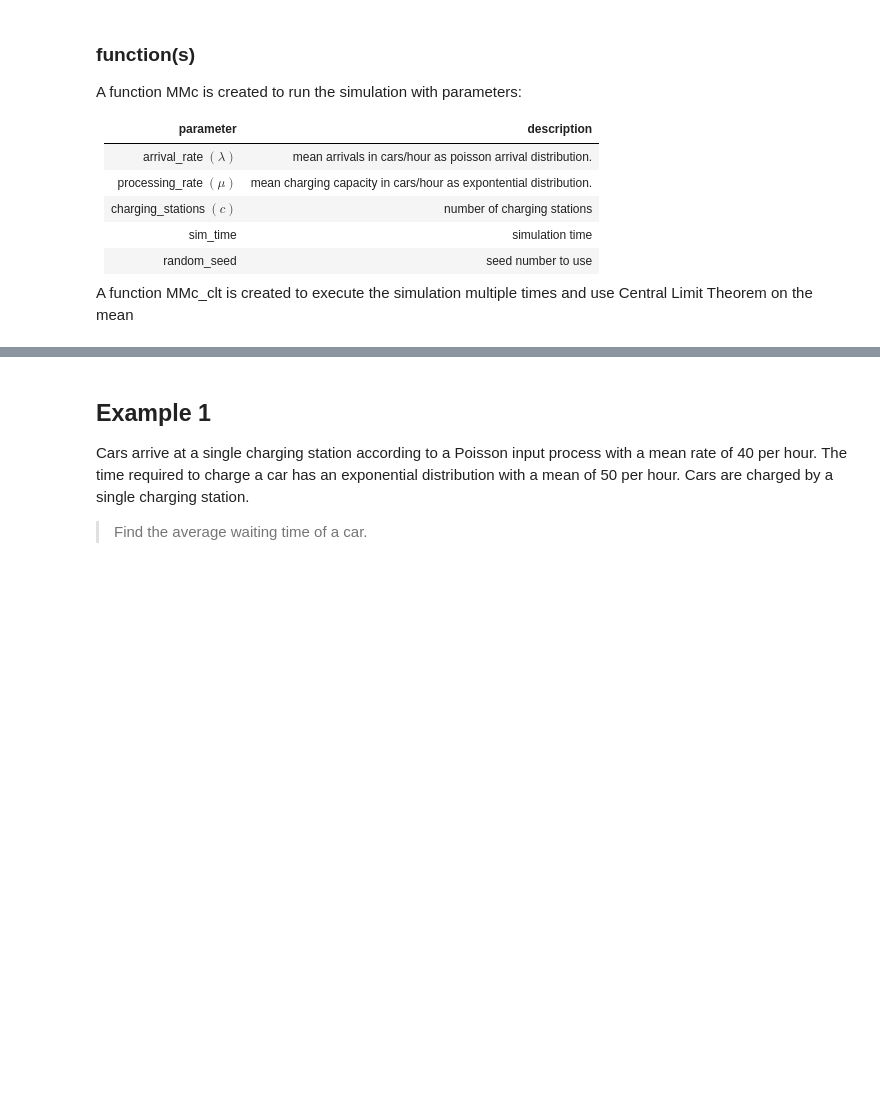
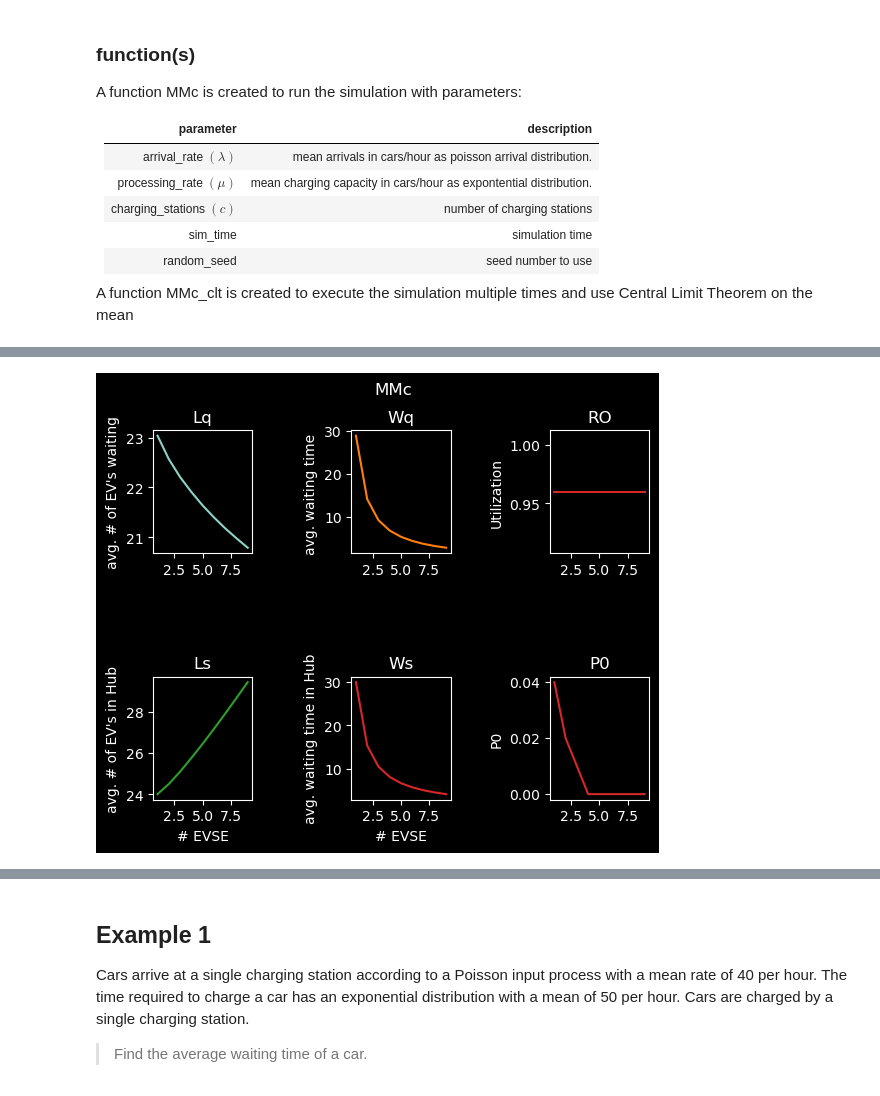
Before and after one commit to Fpadt/salabim_examples, a Jupyter notebook: MMc/jads_MMc_clt1.ipynb, the cells around one changed output, grey strips where cells are left out. Saved outputs shown, nothing was run; the diff lists cells and outputs as text; code cells hidden in the pictures; blank space fills up the shorter version.

```diff
--- a/MMc/jads_MMc_clt1.ipynb
+++ b/MMc/jads_MMc_clt1.ipynb
@@ -115,2 +150,78 @@ print(mmc(40/60, 50/60, 1).to_string(index=False))
+# %%
+# Create a figure and a 2x2 grid of subplots
+fig, axs = plt.subplots(2, 3)
+
+# # Add a title for the whole figure
+fig.suptitle("MMc")
+
+# Plot data on each subplot
+axs[0, 0].plot(df.c, df.Lq)
+# axs[0, 0].plot(df.c, df.Ls, 'tab:blue')
+axs[0, 0].set_ylabel("avg. # of EV's waiting")
+axs[0, 0].set_title(f"{df.Lq.name}")
+
+axs[0, 1].plot(df.c, df.Wq, "tab:orange")
+axs[0, 1].set_ylabel("avg. waiting time ")
+axs[0, 1].set_title(f"{df.Wq.name}")
+
+axs[1, 0].plot(df.c, df.Ls, "tab:green")
+axs[1, 0].set_ylabel("avg. # of EV's in Hub")
+axs[1, 0].set_title(f"{df.Ls.name}")
+# axs[1, 0].set_title('Axis [1, 0]')
+
+axs[1, 1].plot(df.c, df.Ws, "tab:red")
+axs[1, 1].set_ylabel("avg. waiting time in Hub")
+axs[1, 1].set_title(f"{df.Ws.name}")
+# axs[1, 1].set_title('Axis [1, 1]')
+
+axs[0, 2].plot(df.c, df.RO, "tab:red")
+axs[0, 2].set_ylabel("Utilization")
+axs[0, 2].set_title(f"{df.RO.name}")
+# axs[1, 1].set_title('Axis [1, 1]')
+
+axs[1, 2].plot(df.c, df.P0, "tab:red")
+axs[1, 2].set_ylabel("P0")
+axs[1, 2].set_title(f"{df.P0.name}")
+
+# axs[1, 1].set_title('Axis [1, 1]')
+# Plot data on each subplot
+for i in range(2):
+    for j in range(2):
+        # axs[i, j].plot(x, y)
+        # axs[i, j].set_title(f'Axis [{i}, {j}]')
+        axs[1, j].set_xlabel("# EVSE")  # Set x-label for all subplots
+
+# Adjust the space between subplots
+plt.subplots_adjust(hspace=1, wspace=1)
+
+
+# Display the plot
+plt.show()
+
+# # Create a line plot
+# plt.plot(
+#     df.c,
+#     df.Lq,
+#     label="Lq",
+#     color="gray",
+#     marker="o",
+#     linestyle="dashed",
+#     linewidth=1,
+#     markersize=2,
+#     alpha=0.5,
+#     markerfacecolor="red",
+#     markeredgecolor="red",
+#     markeredgewidth=2,
+# )
+
+# # Add labels and title
+# plt.xlabel("number of EVSE")
+# plt.ylabel("average number of customers in the queue")
+# plt.title("Utilization")
+
+# # Display the plot
+# plt.show()
+# %% [output]
+[figure, added]
 # %%
 # simulation code for MMc queue
```
Also changed, not shown: parts of 19 cells of this notebook, 1 other file.
